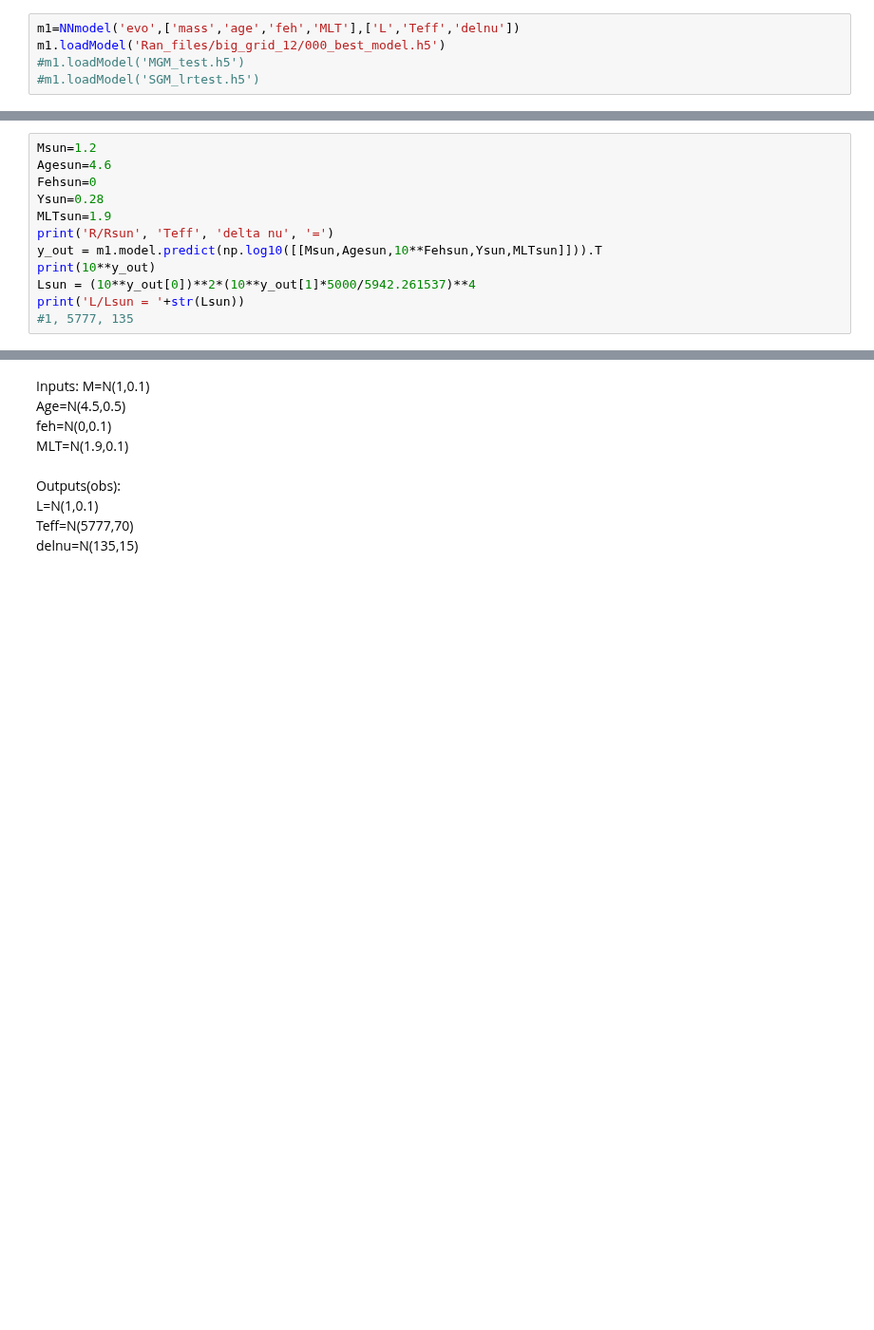
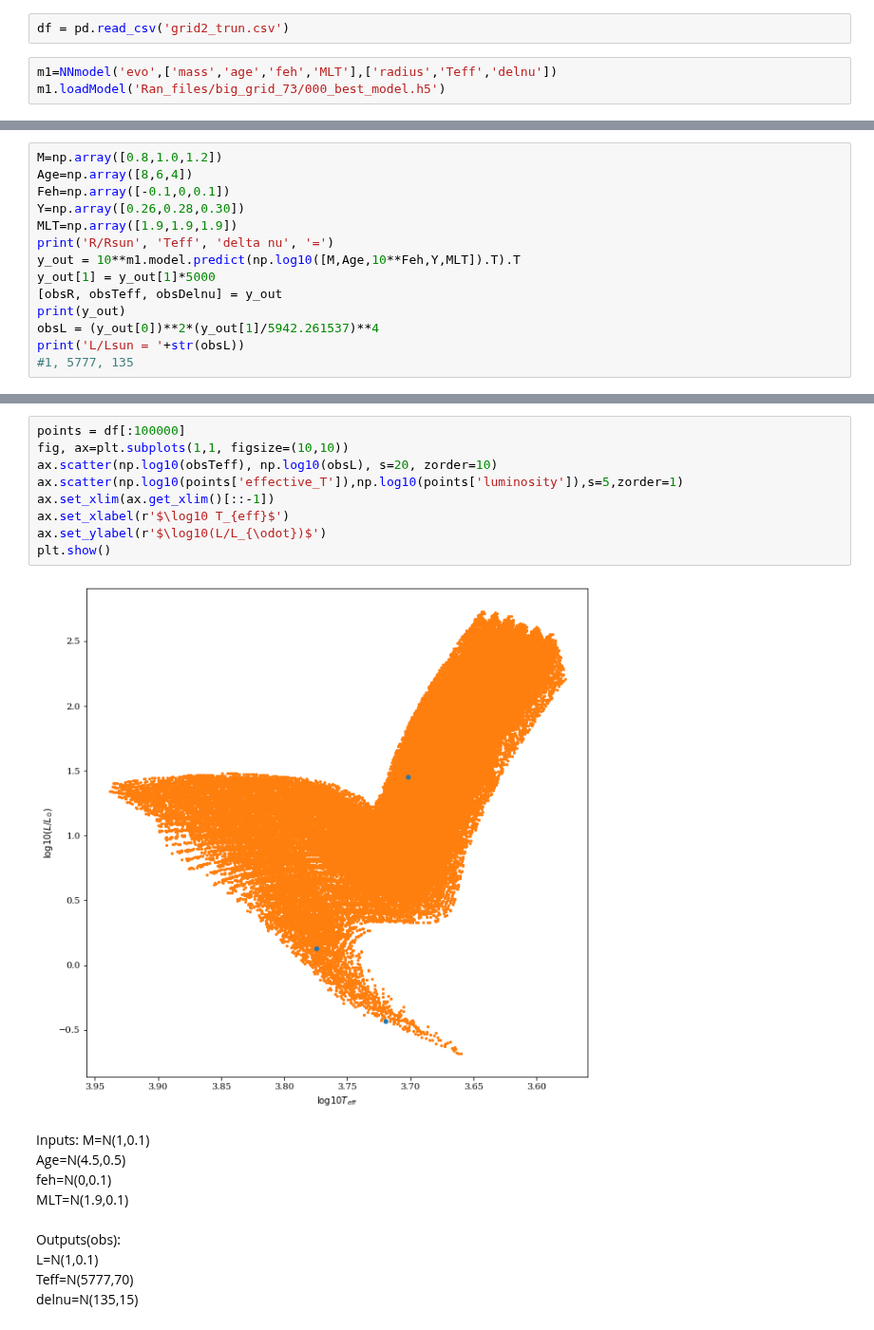
Before and after one commit to Harry-Westwood/Y4-Project-InterNeuralStellar, a Jupyter notebook: Hin's_files/model_sun_test.ipynb, the cells around one changed output, grey strips where cells are left out. Shown at 95% size. Saved outputs shown, nothing was run; the diff lists cells and outputs as text; blank space fills up the shorter version.

Commit message:
Some constantly failing attempts at modelling 3 stars using trial 73's NN

```diff
--- a/Hin's_files/model_sun_test.ipynb
+++ b/Hin's_files/model_sun_test.ipynb
@@ -11,6 +11,6 @@ Using TensorFlow backend.
+# %%
+df = pd.read_csv('grid2_trun.csv')
 # %%
-m1=NNmodel('evo',['mass','age','feh','MLT'],['L','Teff','delnu'])
-m1.loadModel('Ran_files/big_grid_12/000_best_model.h5')
-#m1.loadModel('MGM_test.h5')
-#m1.loadModel('SGM_lrtest.h5')
+m1=NNmodel('evo',['mass','age','feh','MLT'],['radius','Teff','delnu'])
+m1.loadModel('Ran_files/big_grid_73/000_best_model.h5')
 # %% [output]
@@ -34,14 +38,16 @@ _________________________________________________________________
 # %%
-Msun=1.2
-Agesun=4.6
-Fehsun=0
-Ysun=0.28
-MLTsun=1.9
+M=np.array([0.8,1.0,1.2])
+Age=np.array([8,6,4])
+Feh=np.array([-0.1,0,0.1])
+Y=np.array([0.26,0.28,0.30])
+MLT=np.array([1.9,1.9,1.9])
 print('R/Rsun', 'Teff', 'delta nu', '=')
-y_out = m1.model.predict(np.log10([[Msun,Agesun,10**Fehsun,Ysun,MLTsun]])).T
-print(10**y_out)
-Lsun = (10**y_out[0])**2*(10**y_out[1]*5000/5942.261537)**4
-print('L/Lsun = '+str(Lsun))
+y_out = 10**m1.model.predict(np.log10([M,Age,10**Feh,Y,MLT]).T).T
+y_out[1] = y_out[1]*5000
+[obsR, obsTeff, obsDelnu] = y_out
+print(y_out)
+obsL = (y_out[0])**2*(y_out[1]/5942.261537)**4
+print('L/Lsun = '+str(obsL))
 #1, 5777, 135
 # %% [output]
 R/Rsun Teff delta nu =
@@ -52,3 +58,14 @@ L/Lsun = [4.862483]
+# %%
+points = df[:100000]
+fig, ax=plt.subplots(1,1, figsize=(10,10))
+ax.scatter(np.log10(obsTeff), np.log10(obsL), s=20, zorder=10)
+ax.scatter(np.log10(points['effective_T']),np.log10(points['luminosity']),s=5,zorder=1)
+ax.set_xlim(ax.get_xlim()[::-1])
+ax.set_xlabel(r'$\log10 T_{eff}$')
+ax.set_ylabel(r'$\log10(L/L_{\odot})$')
+plt.show()
+# %% [output]
+[figure, added]
 # %% [markdown]
 Inputs:
 M=N(1,0.1)<br>
```
Also changed, not shown: parts of 11 cells of this notebook.
